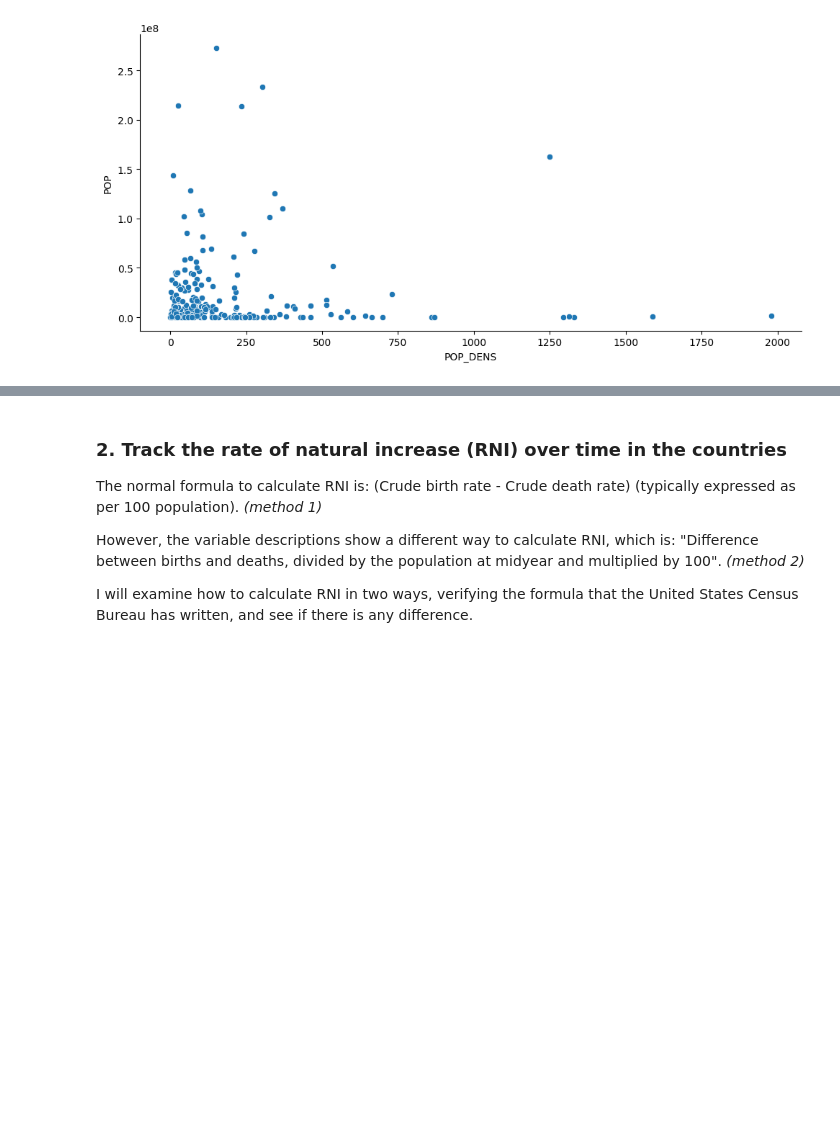
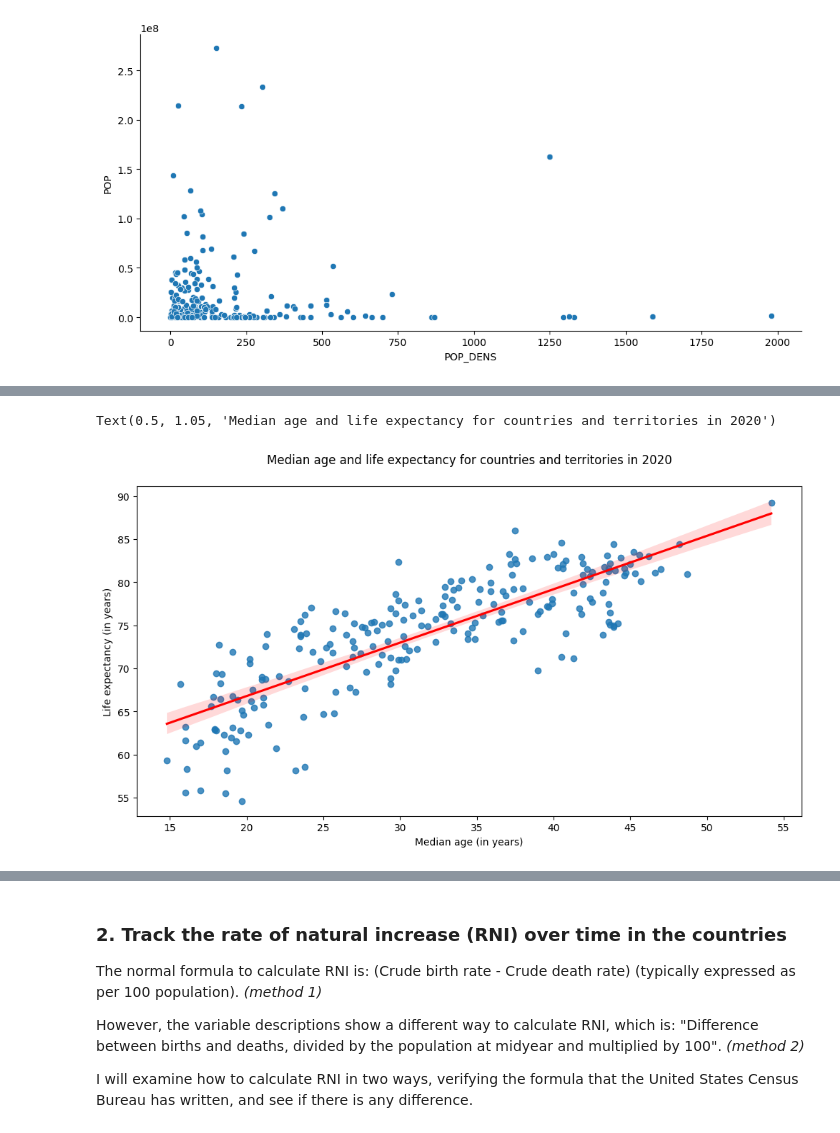
Before and after one commit to thaianle/international-database, a Jupyter notebook: idb5yr-python.ipynb, the cells around one changed output, grey strips where cells are left out. Saved outputs shown, nothing was run; the diff lists cells and outputs as text; code cells hidden in the pictures; blank space fills up the shorter version.

Commit message:
Add graph of median age and life expectancy

```diff
--- a/idb5yr-python.ipynb
+++ b/idb5yr-python.ipynb
@@ -155,0 +187,11 @@ pop_scatter = sns.relplot(data = pop_2020_rm, x = 'POP_DENS', y = 'POP', kind =
+# %%
+# Graph the relationship between median age and life expectancy
+plt.figure(figsize = (12, 6)) # adjust the graph size so that it is more readable
+pop_scatter = sns.regplot(data = pop_2020, x = 'MEDAGE', y = 'E0', line_kws = {'color': 'red'}) # line_kws to customize appearance of regression line
+
+plt.xlabel('Median age (in years)')
+plt.ylabel('Life expectancy (in years)')
+plt.title('Median age and life expectancy for countries and territories in 2020', y = 1.05)
+# %% [output]
+Text(0.5, 1.05, 'Median age and life expectancy for countries and territories in 2020')
+[figure, added]
```
Also changed, not shown: parts of 13 cells of this notebook.
